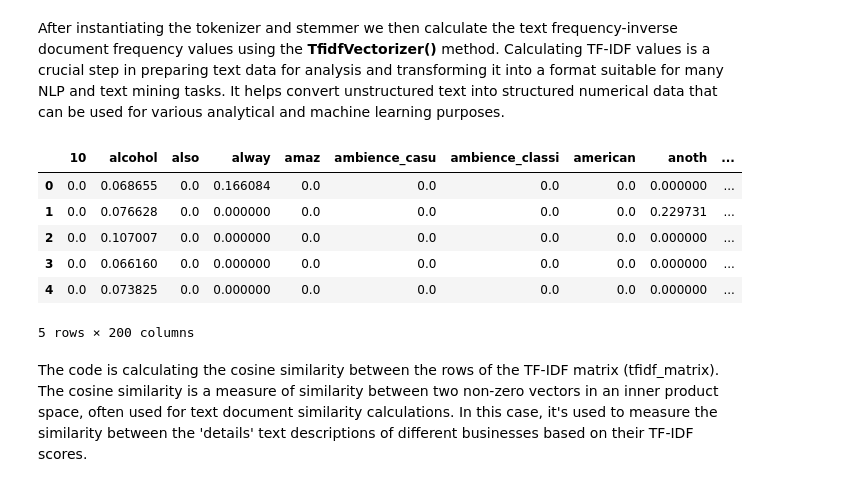
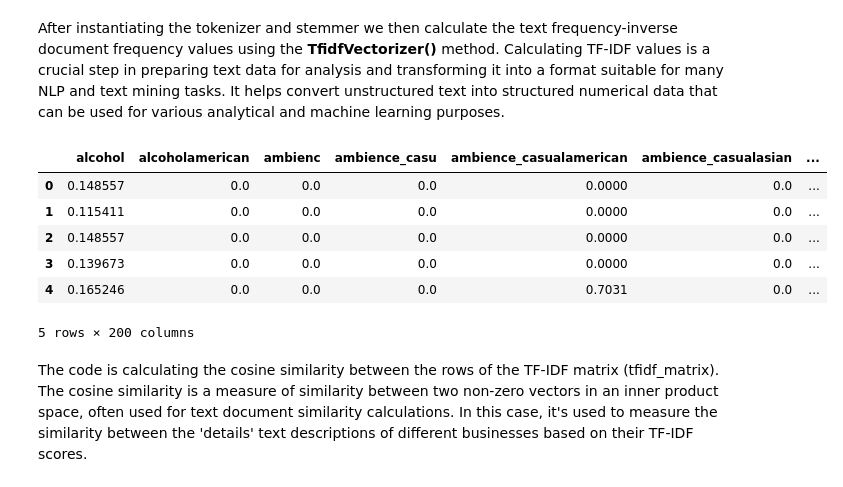
Before and after one commit to RonoHenry/Restaurant-Recommendation-System, a Jupyter notebook: Modelling.ipynb, the cells around one changed output. Saved outputs shown, nothing was run; the diff lists cells and outputs as text; code cells hidden in the pictures.

```diff
--- a/Modelling.ipynb
+++ b/Modelling.ipynb
@@ -70,7 +52,7 @@ loader= DataLoader()
 summary= DataInfo()
 
 # Reading the restaurants csv file
-restaurant_data= loader.read_data("data/restaurants.csv")
+restaurant_data= loader.read_data("data/filtered_restaurants_data.csv")
 
 # Summary information on the restaurant df
 print(f'\nRESTAURANT DATASET INFORMATION\n' + '=='*20 + '\n')
@@ -256,7 +203,7 @@ def decompress(x):
 
 # create a new column 'attributes_true' in the df by applying the decompress function
 # include a condition to handle cases where attributes is 'Not-Available'
-df['attributes_true'] = df.attributes.apply(lambda x: decompress(x) if x != 'Not-Available' else ' ')
+restaurant_data['attributes_true'] = restaurant_data.attributes.apply(lambda x: decompress(x) if x != 'Not-Available' else ' ')
 # %%
 # confirming if the new created column has performed as expected
 
@@ -276,8 +223,8 @@ Before:
 > - We will then merge the **attributes_true, categories, reviews** columns into one large text for each unique business and assign to a new column **details**
 # %%
 # merging different columns to form one column of text
-df['details']=df[['attributes_true','categories','text']].apply(lambda x: ''.join(x), axis=1)
+restaurant_data['details']=restaurant_data[['attributes_true','categories','name']].apply(lambda x: ''.join(x), axis=1)
 
 # previewing the first row value in the new column
-df.details[0]
+restaurant_data.details[1]
 # %% [output]
@@ -286,7 +233,7 @@ df.details[0]
 > After creating our desired column **details** , w'll then drop the columns that will not be useful onwards
 # %%
 # dropping columns
-df.drop(columns=['attributes_true'], inplace=True)
+restaurant_data.drop(columns=['attributes_true'], inplace=True)
 # %% [markdown]
 From the text example above we can see that the column text contains many symbols, punctuations and stopwords, next we shall remove the symbols and tokenize the column into a bag of words. These reasons serve to prepare text data for various text analysis and NLP tasks. It tokenizes the text, applies stemming, and standardizes the text for downstream processing, making it easier to analyze and extract meaningful information from the text.
 # %%
@@ -314,30 +261,30 @@ After instantiating the tokenizer and stemmer we then calculate the text frequen
 # %%
 # instantiating the stop words
 stopwords=stopwords.words('english')
 # stemming the stopwords for uniformity while removing stopwords
 stopwords=[ stemmer.stem(i) for i in stopwords]
 
 
 tfidf = TfidfVectorizer( max_features=200 ,
                         stop_words=stopwords,
                         tokenizer= stem_and_tokenize
 #                         ngram_range=(1, 2),
 #                         min_df=0,
                         )
 
 
 # fitting and transforming the details column to extract the top 200 features
-tfidf_matrix=tfidf.fit_transform(df['details'])
+tfidf_matrix=tfidf.fit_transform(restaurant_data['details'])
 
 # previewing the tfidf matrix
 pd.DataFrame.sparse.from_spmatrix(tfidf_matrix, columns=tfidf.get_feature_names_out()).head()
 # %% [output]
-|  | 10 | alcohol | also | alway | amaz | ambience_casu | ambience_classi | american | anoth | ... |
-| 0 | 0.0 | 0.068655 | 0.0 | 0.166084 | 0.0 | 0.0 | 0.0 | 0.0 | 0.000000 | ... |
-| 1 | 0.0 | 0.076628 | 0.0 | 0.000000 | 0.0 | 0.0 | 0.0 | 0.0 | 0.229731 | ... |
-| 2 | 0.0 | 0.107007 | 0.0 | 0.000000 | 0.0 | 0.0 | 0.0 | 0.0 | 0.000000 | ... |
-| 3 | 0.0 | 0.066160 | 0.0 | 0.000000 | 0.0 | 0.0 | 0.0 | 0.0 | 0.000000 | ... |
-| 4 | 0.0 | 0.073825 | 0.0 | 0.000000 | 0.0 | 0.0 | 0.0 | 0.0 | 0.000000 | ... |
+|  | alcohol | alcoholamerican | ambienc | ambience_casu | ambience_casualamerican | ambience_casualasian | ... |
+| 0 | 0.148557 | 0.0 | 0.0 | 0.0 | 0.0000 | 0.0 | ... |
+| 1 | 0.115411 | 0.0 | 0.0 | 0.0 | 0.0000 | 0.0 | ... |
+| 2 | 0.148557 | 0.0 | 0.0 | 0.0 | 0.0000 | 0.0 | ... |
+| 3 | 0.139673 | 0.0 | 0.0 | 0.0 | 0.0000 | 0.0 | ... |
+| 4 | 0.165246 | 0.0 | 0.0 | 0.0 | 0.7031 | 0.0 | ... |
 5 rows × 200 columns
 # %% [markdown]
 The code is calculating the cosine similarity between the rows of the TF-IDF matrix (tfidf_matrix). The cosine similarity is a measure of similarity between two non-zero vectors in an inner product space, often used for text document similarity calculations. In this case, it's used to measure the similarity between the 'details' text descriptions of different businesses based on their TF-IDF scores.
```
Also changed, not shown: parts of 23 cells of this notebook.
